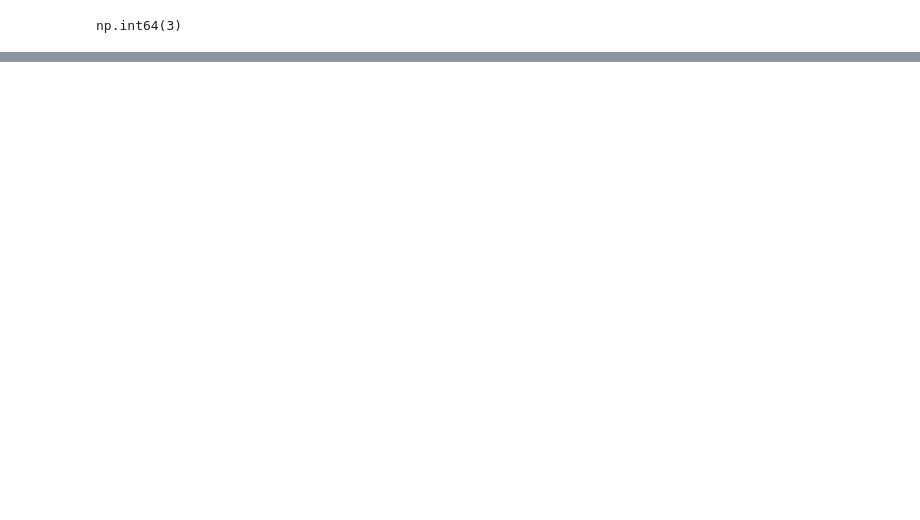
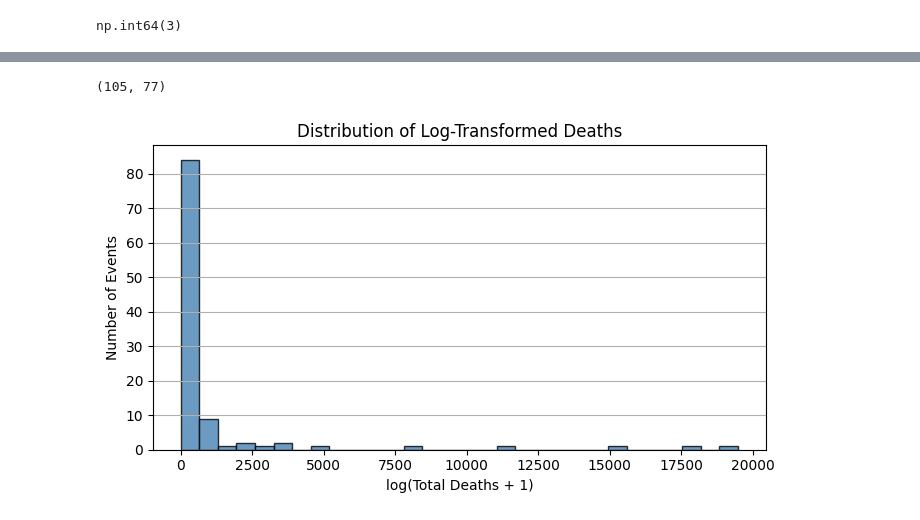
Before and after one commit to erindepree/project4, a Jupyter notebook: code/ken.ipynb, the cells around one changed output, grey strips where cells are left out. Cells and saved outputs as stored; diff of their text form; code cells hidden in the pictures; blank space fills up the shorter version.

```diff
--- a/code/ken.ipynb
+++ b/code/ken.ipynb
@@ -230,0 +329,3 @@ summary.to_csv('../data/raw/Heat_cold_deathsBy_Population.csv')
+# %%
+heatdata = pd.read_csv('../data/Hot_final_dataset.csv')
+heatdata.head()
@@ -230,0 +339,6 @@ summary.to_csv('../data/raw/Heat_cold_deathsBy_Population.csv')
+# %%
+colddata['event_type'] = 'cold'
+heatdata['event_type'] = 'heat'
+data = pd.concat([colddata, heatdata], ignore_index=True)
+data = data.drop(columns=['Unnamed: 0'])
+data.head()
@@ -230,0 +393,3 @@ summary.to_csv('../data/raw/Heat_cold_deathsBy_Population.csv')
+# %%
+data['duration_days'] = data['duration_days'].str.extract('(\d+)').astype(int)
+data.head()
@@ -230,0 +407,7 @@ summary.to_csv('../data/raw/Heat_cold_deathsBy_Population.csv')
+# %%
+df = data.copy()
+df['region_temp_mean'] = df.groupby('region')['temperature'].transform('mean')
+df['temperature_anomaly'] = df['temperature'] - df['region_temp_mean']
+df = pd.get_dummies(df, columns=['country', 'subregion', 'region', 'event_type'], dtype=int)
+df['duration_days'] = df['duration_days'].astype(int)
+df.head()
@@ -230,0 +421,17 @@ summary.to_csv('../data/raw/Heat_cold_deathsBy_Population.csv')
+# %%
+df.shape
+# %% [output]
+(105, 77)
+# %%
+
+deaths = df['total_deaths']
+plt.figure(figsize=(7,4))
+plt.hist(deaths, bins=30, color='steelblue', edgecolor='black', alpha=0.8)
+plt.xlabel("log(Total Deaths + 1)")
+plt.ylabel("Number of Events")
+plt.title("Distribution of Log-Transformed Deaths")
+plt.grid(axis='y')
+plt.tight_layout()
+plt.show()
+# %% [output]
+[figure, added]
```
Also changed, not shown: parts of 43 cells of this notebook, 1 other file.
